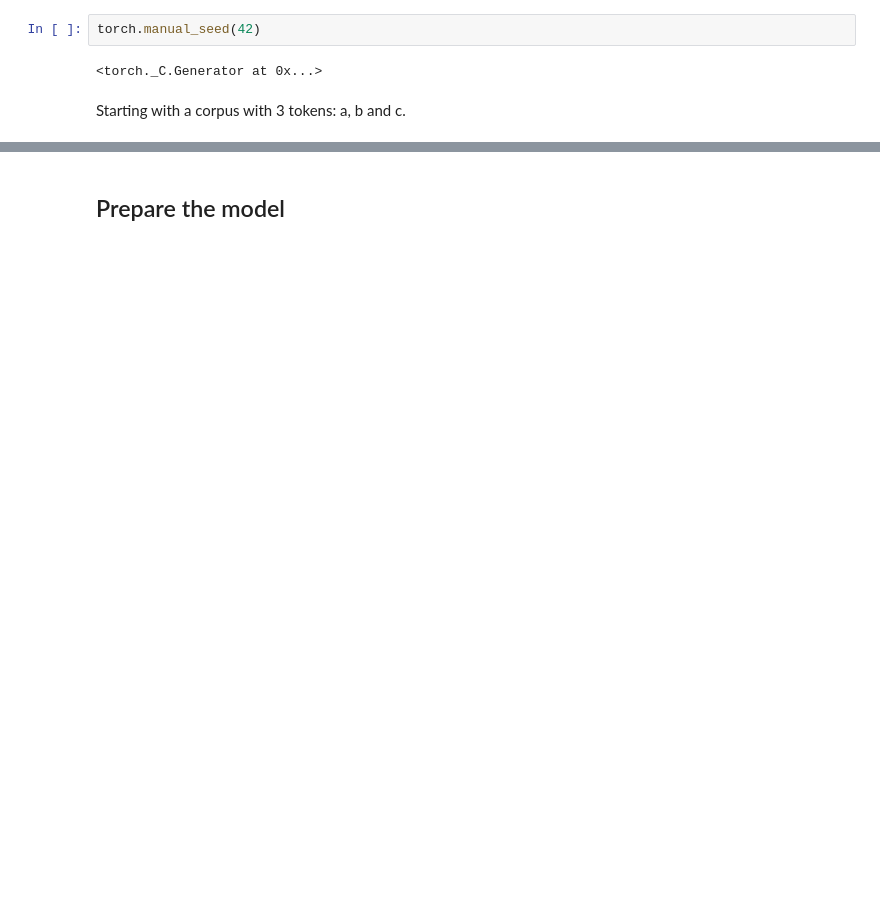
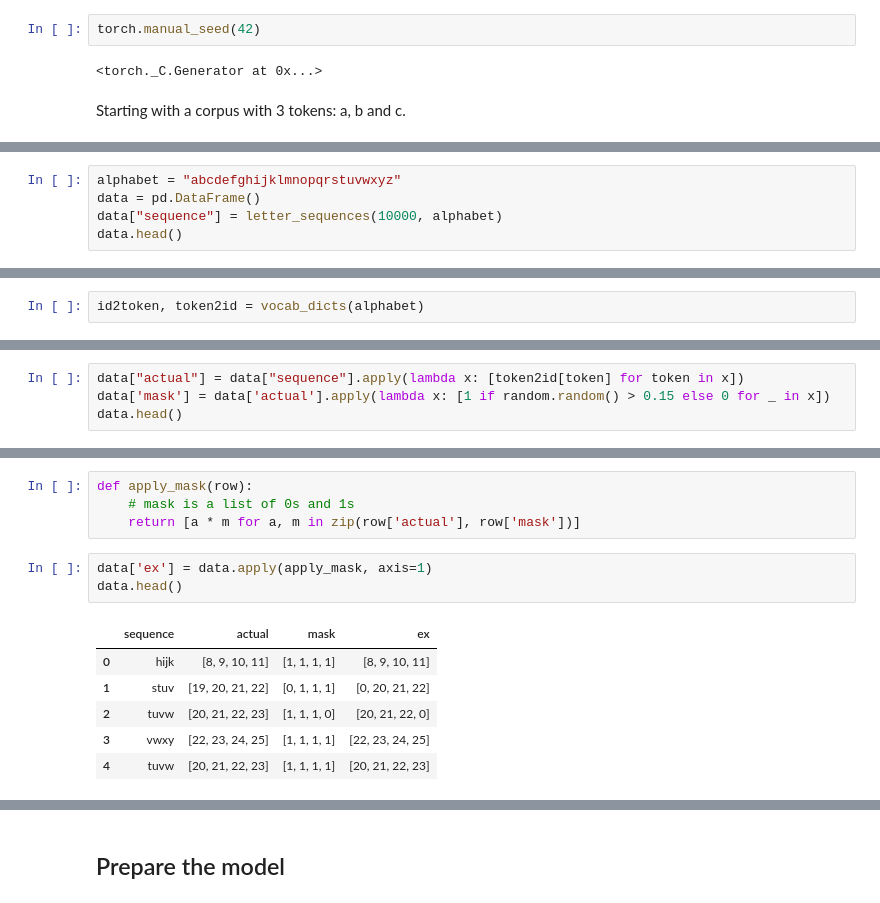
Before and after one commit to johnx25bd/mlx5.4-transformers, a Jupyter notebook: train.ipynb, the cells around one changed output, grey strips where cells are left out. Cells and saved outputs as stored; diff of their text form; blank space fills up the shorter version.

Commit message:
implementing batching, better training data

```diff
--- a/train.ipynb
+++ b/train.ipynb
@@ -37,0 +47,5 @@ print(data_tokens)
+# %%
+alphabet = "abcdefghijklmnopqrstuvwxyz"
+data = pd.DataFrame()
+data["sequence"] = letter_sequences(10000, alphabet)
+data.head()
@@ -37,0 +59,2 @@ print(data_tokens)
+# %%
+id2token, token2id = vocab_dicts(alphabet)
@@ -37,0 +67,4 @@ print(data_tokens)
+# %%
+data["actual"] = data["sequence"].apply(lambda x: [token2id[token] for token in x])
+data['mask'] = data['actual'].apply(lambda x: [1 if random.random() > 0.15 else 0 for _ in x])
+data.head()
@@ -37,0 +78,14 @@ print(data_tokens)
+# %%
+def apply_mask(row):
+    # mask is a list of 0s and 1s
+    return [a * m for a, m in zip(row['actual'], row['mask'])]
+# %%
+data['ex'] = data.apply(apply_mask, axis=1)
+data.head()
+# %% [output]
+|  | sequence | actual | mask | ex |
+| 0 | hijk | [8, 9, 10, 11] | [1, 1, 1, 1] | [8, 9, 10, 11] |
+| 1 | stuv | [19, 20, 21, 22] | [0, 1, 1, 1] | [0, 20, 21, 22] |
+| 2 | tuvw | [20, 21, 22, 23] | [1, 1, 1, 0] | [20, 21, 22, 0] |
+| 3 | vwxy | [22, 23, 24, 25] | [1, 1, 1, 1] | [22, 23, 24, 25] |
+| 4 | tuvw | [20, 21, 22, 23] | [1, 1, 1, 1] | [20, 21, 22, 23] |
```
Also changed, not shown: parts of 30 cells of this notebook.
